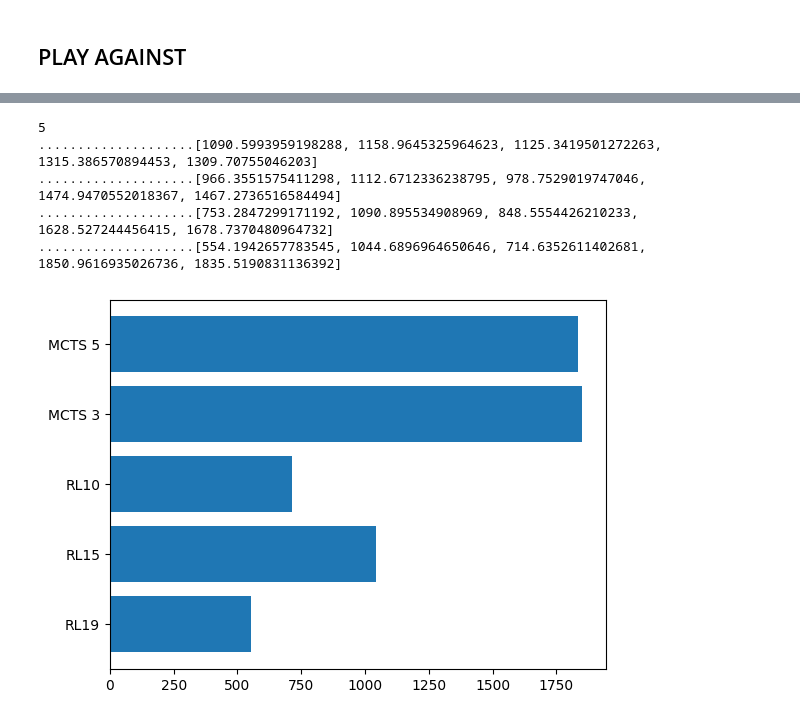
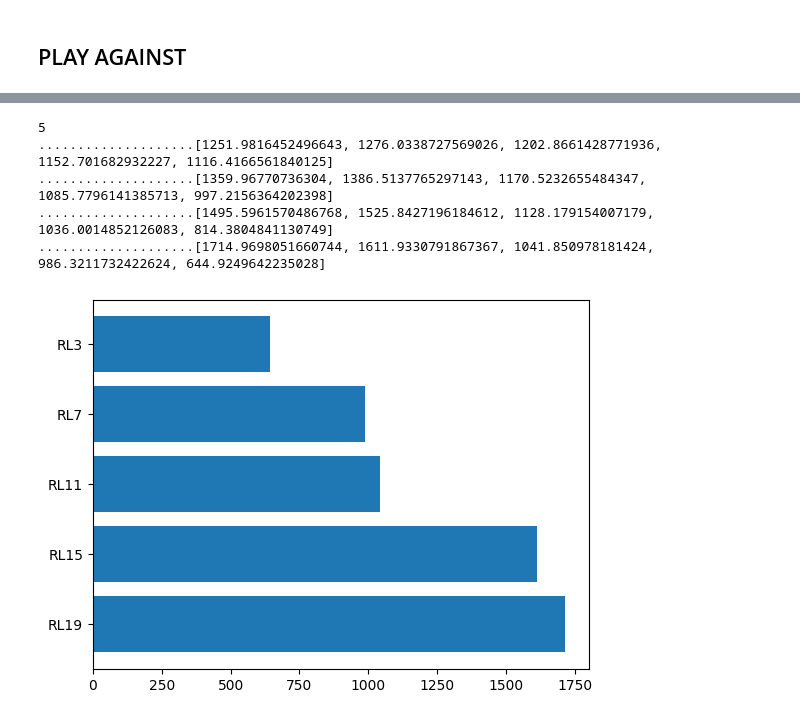
Before and after one commit to ewilipsic/othello, a Jupyter notebook: elo.ipynb, the cells around one changed output, grey strips where cells are left out. Drawn from its saved outputs; the diff is of its cells as text; code cells hidden in the pictures.

```diff
--- a/elo.ipynb
+++ b/elo.ipynb
@@ -86,8 +53,7 @@ rando = P.RandomPlayer()
 # %%
-players = [mcts1,mcts15,alpha2,alpha3,rando]
-elo = [1200 for x in players]
-
 def match(idxWhite,idxBlack):
+    global elo
+    global players
     E_w = 1/(1 + 10**((elo[idxBlack] - elo[idxWhite])/400))
     E_b = 1/(1 + 10**((elo[idxWhite] - elo[idxBlack])/400))
 
@@ -130,43 +138,46 @@ import matplotlib.pyplot as plt
 # %%
 import torch
 
-RLMCTS19 = P.RLMCTSPlayer(timed = True,timeLimit = 3.0)
-RLMCTS15 = P.RLMCTSPlayer(timed = True,timeLimit = 3.0)
-RLMCTS10 = P.RLMCTSPlayer(timed = True,timeLimit = 3.0)
+RLMCTS19 = P.RLMCTSPlayer(timed = True,timeLimit = 1)
+RLMCTS15 = P.RLMCTSPlayer(timed = True,timeLimit = 1)
+RLMCTS11 = P.RLMCTSPlayer(timed = True,timeLimit = 1)
+RLMCTS7 = P.RLMCTSPlayer(timed = True,timeLimit = 1)
+RLMCTS3 = P.RLMCTSPlayer(timed = True,timeLimit = 1)
 
 RLMCTS19.policy_value_network.load_state_dict(torch.load('RLMCTS_5SEC_1.4/checkpoint19.pth', map_location=torch.device("cpu"),weights_only=True))
 RLMCTS15.policy_value_network.load_state_dict(torch.load('RLMCTS_5SEC_1.4/checkpoint15.pth', map_location=torch.device("cpu"),weights_only=True))
-RLMCTS10.policy_value_network.load_state_dict(torch.load('RLMCTS_5SEC_1.4/checkpoint10.pth', map_location=torch.device("cpu"),weights_only=True))
+RLMCTS11.policy_value_network.load_state_dict(torch.load('RLMCTS_5SEC_1.4/checkpoint11.pth', map_location=torch.device("cpu"),weights_only=True))
+RLMCTS7.policy_value_network.load_state_dict(torch.load('RLMCTS_5SEC_1.4/checkpoint7.pth', map_location=torch.device("cpu"),weights_only=True))
+RLMCTS3.policy_value_network.load_state_dict(torch.load('RLMCTS_5SEC_1.4/checkpoint3.pth', map_location=torch.device("cpu"),weights_only=True))
 
-mcts3 = P.MCTSPlayer(explorationFactor=1.5,timed = True,timeLimit = 3.0,selectionDepth=2)
-mcts5 = P.MCTSPlayer(explorationFactor=1.5,timed = True,timeLimit = 5.0,selectionDepth=2)
 
-players = [RLMCTS10,RLMCTS15,RLMCTS19,mcts3,mcts5]
+
+players = [RLMCTS19,RLMCTS15,RLMCTS11,RLMCTS7,RLMCTS3]
 elo = [1200 for x in range(len(players))]
 
 n = len(elo)
 print(n)
 for x in range(4):
     for i in range(n):
         for j in range(n):
             if i == j : continue
             match(i,j)
             print(".",end="")
     print(elo)
 
 plt.barh([
      "RL19",
      "RL15",
-     "RL10",
-     "MCTS 3",
-     "MCTS 5"
+     "RL11",
+     "RL7",
+     "RL3"
      ],elo)
 
 plt.show()
 # %% [output]
 5
-....................[1090.5993959198288, 1158.9645325964623, 1125.3419501272263, 1315.386570894453, 1309.70755046203]
-....................[966.3551575411298, 1112.6712336238795, 978.7529019747046, 1474.9470552018367, 1467.2736516584494]
-....................[753.2847299171192, 1090.895534908969, 848.5554426210233, 1628.527244456415, 1678.7370480964732]
-....................[554.1942657783545, 1044.6896964650646, 714.6352611402681, 1850.9616935026736, 1835.5190831136392]
+....................[1251.9816452496643, 1276.0338727569026, 1202.8661428771936, 1152.701682932227, 1116.4166561840125]
+....................[1359.96770736304, 1386.5137765297143, 1170.5232655484347, 1085.7796141385713, 997.2156364202398]
+....................[1495.5961570486768, 1525.8427196184612, 1128.179154007179, 1036.0014852126083, 814.3804841130749]
+....................[1714.9698051660744, 1611.9330791867367, 1041.850978181424, 986.3211732422624, 644.9249642235028]
-[figure, old version]
+[figure, new version]
```
Also changed, not shown: parts of 9 cells of this notebook, 5 other files.
